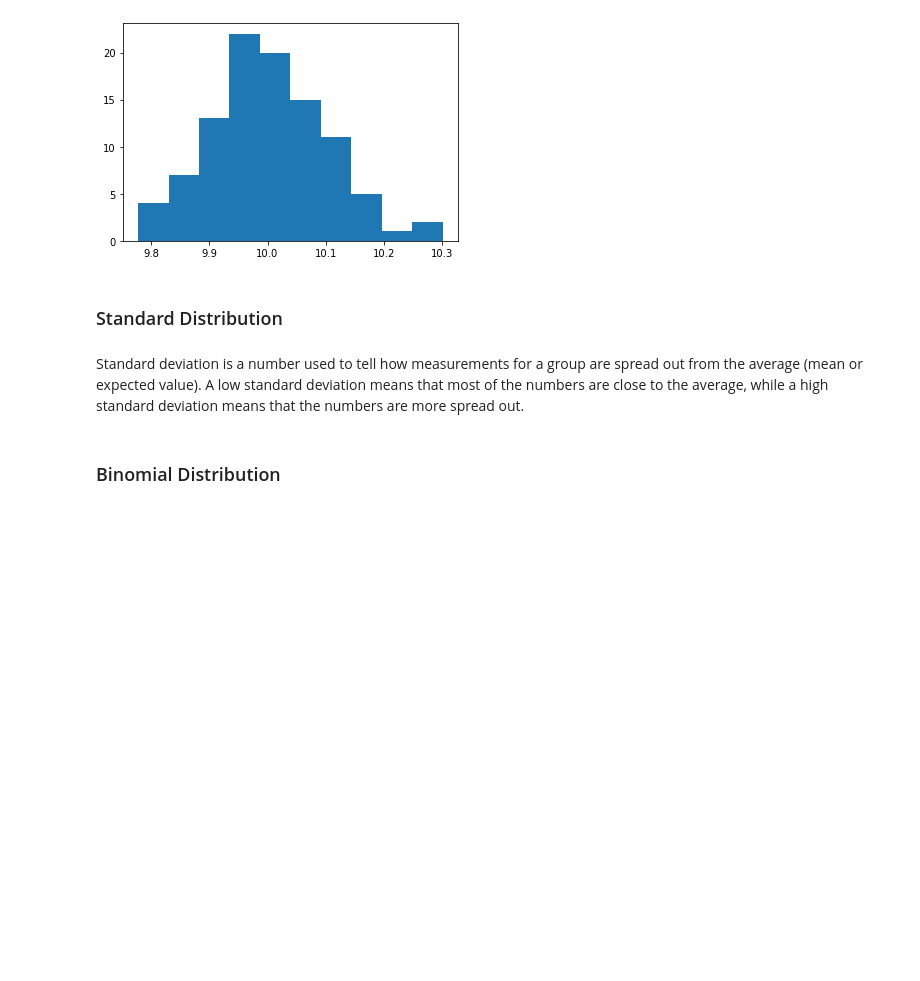
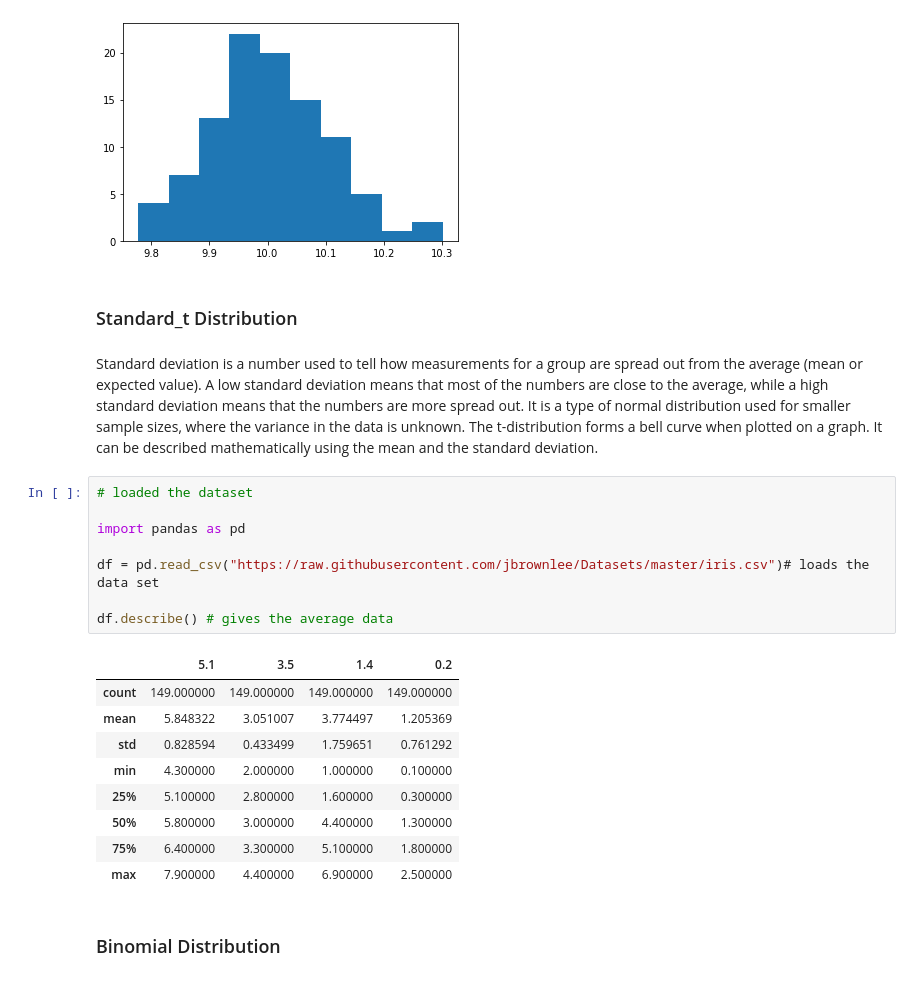
Before and after one commit to caroltreacy/programming-2020-Ass, a Jupyter notebook: Assignment 2020.ipynb, the cells around one changed output. Saved outputs shown, nothing was run; the diff lists cells and outputs as text; blank space fills up the shorter version.

Commit message:
further work on Distributions

```diff
--- a/Assignment 2020.ipynb
+++ b/Assignment 2020.ipynb
@@ -213,9 +213,27 @@ plt.hist(h)
  <a list of 10 Patch objects>)
 [figure]
 # %% [markdown]
-### Standard Distribution
+### Standard_t Distribution
 # %% [markdown]
-Standard deviation is a number used to tell how measurements for a group are spread out from the average (mean or expected value). A low standard deviation means that most of the numbers are close to the average, while a high standard deviation means that the numbers are more spread out.
+Standard deviation is a number used to tell how measurements for a group are spread out from the average (mean or expected value). A low standard deviation means that most of the numbers are close to the average, while a high standard deviation means that the numbers are more spread out.  It is a type of normal distribution used for smaller sample sizes, where the variance in the data is unknown.  The t-distribution forms a bell curve when plotted on a graph. It can be described mathematically using the mean and the standard deviation.
+# %%
+# loaded the dataset
+
+import pandas as pd
+
+df = pd.read_csv("https://raw.githubusercontent.com/jbrownlee/Datasets/master/iris.csv")# loads the data set
+
+df.describe() # gives the average data
+# %% [output]
+|  | 5.1 | 3.5 | 1.4 | 0.2 |
+| count | 149.000000 | 149.000000 | 149.000000 | 149.000000 |
+| mean | 5.848322 | 3.051007 | 3.774497 | 1.205369 |
+| std | 0.828594 | 0.433499 | 1.759651 | 0.761292 |
+| min | 4.300000 | 2.000000 | 1.000000 | 0.100000 |
+| 25% | 5.100000 | 2.800000 | 1.600000 | 0.300000 |
+| 50% | 5.800000 | 3.000000 | 4.400000 | 1.300000 |
+| 75% | 6.400000 | 3.300000 | 5.100000 | 1.800000 |
+| max | 7.900000 | 4.400000 | 6.900000 | 2.500000 |
 # %% [markdown]
 ### Binomial Distribution
 # %% [markdown]
```
Also changed, not shown: parts of 1 cell of this notebook.
